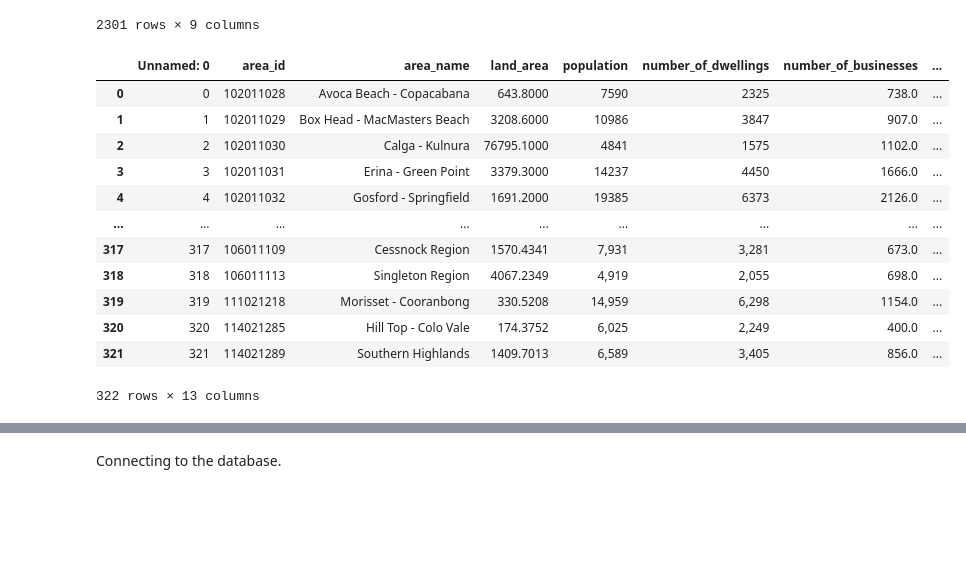
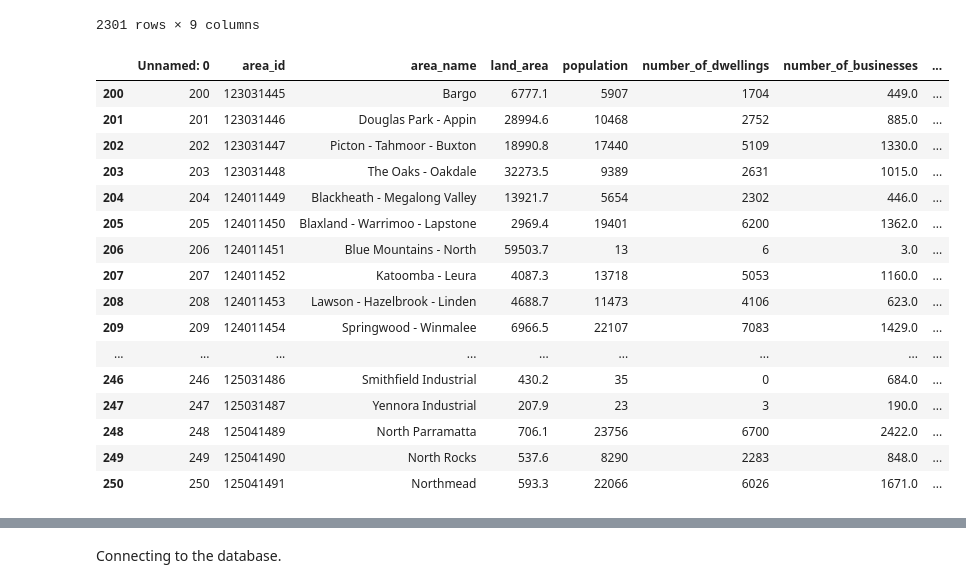
Before and after one commit to R-Tausif/Data2001, a Jupyter notebook: Project.ipynb, the cells around one changed output, grey strips where cells are left out. Drawn from its saved outputs; the diff is of its cells as text; code cells hidden in the pictures; blank space fills up the shorter version.

```diff
--- a/Project.ipynb
+++ b/Project.ipynb
@@ -124,21 +130,29 @@ business_stats
 # %%
 neighbourhood = pd.read_csv('Neighbourhoods.csv')
 neighbourhood_cp = neighbourhood.copy()
+neighbourhood_cp.fillna(0, inplace=True) # replacing missing values with 0
 neighbourhood_cp
+# neighbourhood_cp.loc[200:250]
+
+# 64, 66, 70, 88, 194, 246, 247
 # %% [output]
 |  | Unnamed: 0 | area_id | area_name | land_area | population | number_of_dwellings | number_of_businesses | ... |
-| 0 | 0 | 102011028 | Avoca Beach - Copacabana | 643.8000 | 7590 | 2325 | 738.0 | ... |
-| 1 | 1 | 102011029 | Box Head - MacMasters Beach | 3208.6000 | 10986 | 3847 | 907.0 | ... |
-| 2 | 2 | 102011030 | Calga - Kulnura | 76795.1000 | 4841 | 1575 | 1102.0 | ... |
-| 3 | 3 | 102011031 | Erina - Green Point | 3379.3000 | 14237 | 4450 | 1666.0 | ... |
-| 4 | 4 | 102011032 | Gosford - Springfield | 1691.2000 | 19385 | 6373 | 2126.0 | ... |
+| 200 | 200 | 123031445 | Bargo | 6777.1 | 5907 | 1704 | 449.0 | ... |
+| 201 | 201 | 123031446 | Douglas Park - Appin | 28994.6 | 10468 | 2752 | 885.0 | ... |
+| 202 | 202 | 123031447 | Picton - Tahmoor - Buxton | 18990.8 | 17440 | 5109 | 1330.0 | ... |
+| 203 | 203 | 123031448 | The Oaks - Oakdale | 32273.5 | 9389 | 2631 | 1015.0 | ... |
+| 204 | 204 | 124011449 | Blackheath - Megalong Valley | 13921.7 | 5654 | 2302 | 446.0 | ... |
+| 205 | 205 | 124011450 | Blaxland - Warrimoo - Lapstone | 2969.4 | 19401 | 6200 | 1362.0 | ... |
+| 206 | 206 | 124011451 | Blue Mountains - North | 59503.7 | 13 | 6 | 3.0 | ... |
+| 207 | 207 | 124011452 | Katoomba - Leura | 4087.3 | 13718 | 5053 | 1160.0 | ... |
+| 208 | 208 | 124011453 | Lawson - Hazelbrook - Linden | 4688.7 | 11473 | 4106 | 623.0 | ... |
+| 209 | 209 | 124011454 | Springwood - Winmalee | 6966.5 | 22107 | 7083 | 1429.0 | ... |
 | ... | ... | ... | ... | ... | ... | ... | ... | ... |
-| 317 | 317 | 106011109 | Cessnock Region | 1570.4341 | 7,931 | 3,281 | 673.0 | ... |
-| 318 | 318 | 106011113 | Singleton Region | 4067.2349 | 4,919 | 2,055 | 698.0 | ... |
-| 319 | 319 | 111021218 | Morisset - Cooranbong | 330.5208 | 14,959 | 6,298 | 1154.0 | ... |
-| 320 | 320 | 114021285 | Hill Top - Colo Vale | 174.3752 | 6,025 | 2,249 | 400.0 | ... |
-| 321 | 321 | 114021289 | Southern Highlands | 1409.7013 | 6,589 | 3,405 | 856.0 | ... |
+| 246 | 246 | 125031486 | Smithfield Industrial | 430.2 | 35 | 0 | 684.0 | ... |
+| 247 | 247 | 125031487 | Yennora Industrial | 207.9 | 23 | 3 | 190.0 | ... |
+| 248 | 248 | 125041489 | North Parramatta | 706.1 | 23756 | 6700 | 2422.0 | ... |
+| 249 | 249 | 125041490 | North Rocks | 537.6 | 8290 | 2283 | 848.0 | ... |
+| 250 | 250 | 125041491 | Northmead | 593.3 | 22066 | 6026 | 1671.0 | ... |
-322 rows × 13 columns
 # %%
 sa2_shape = gpd.read_file("SA2_2016_AUST/SA2_2016_AUST.shp")
 sa2_shape_cp = sa2_shape.copy()
```
Also changed, not shown: parts of 1 cell of this notebook.
